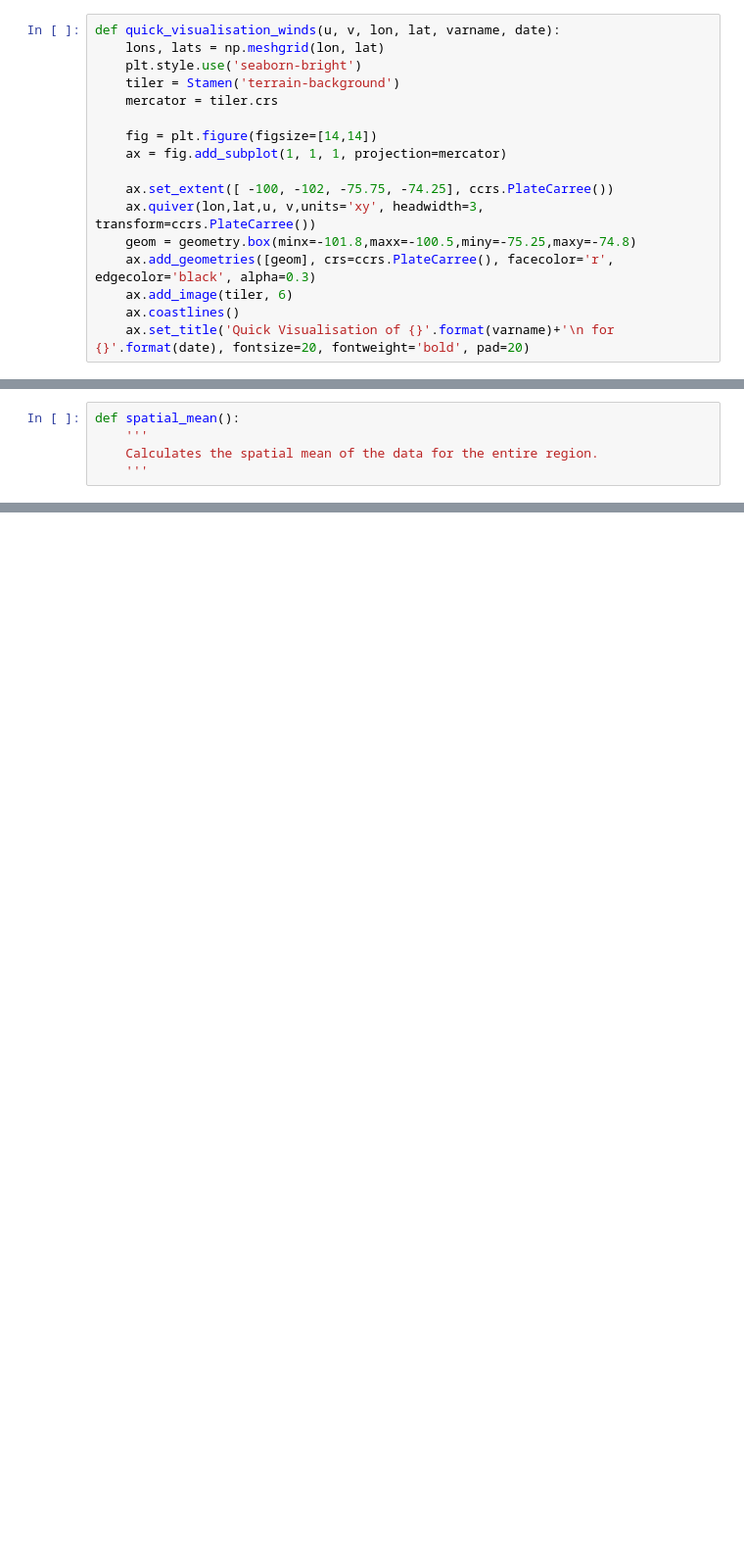
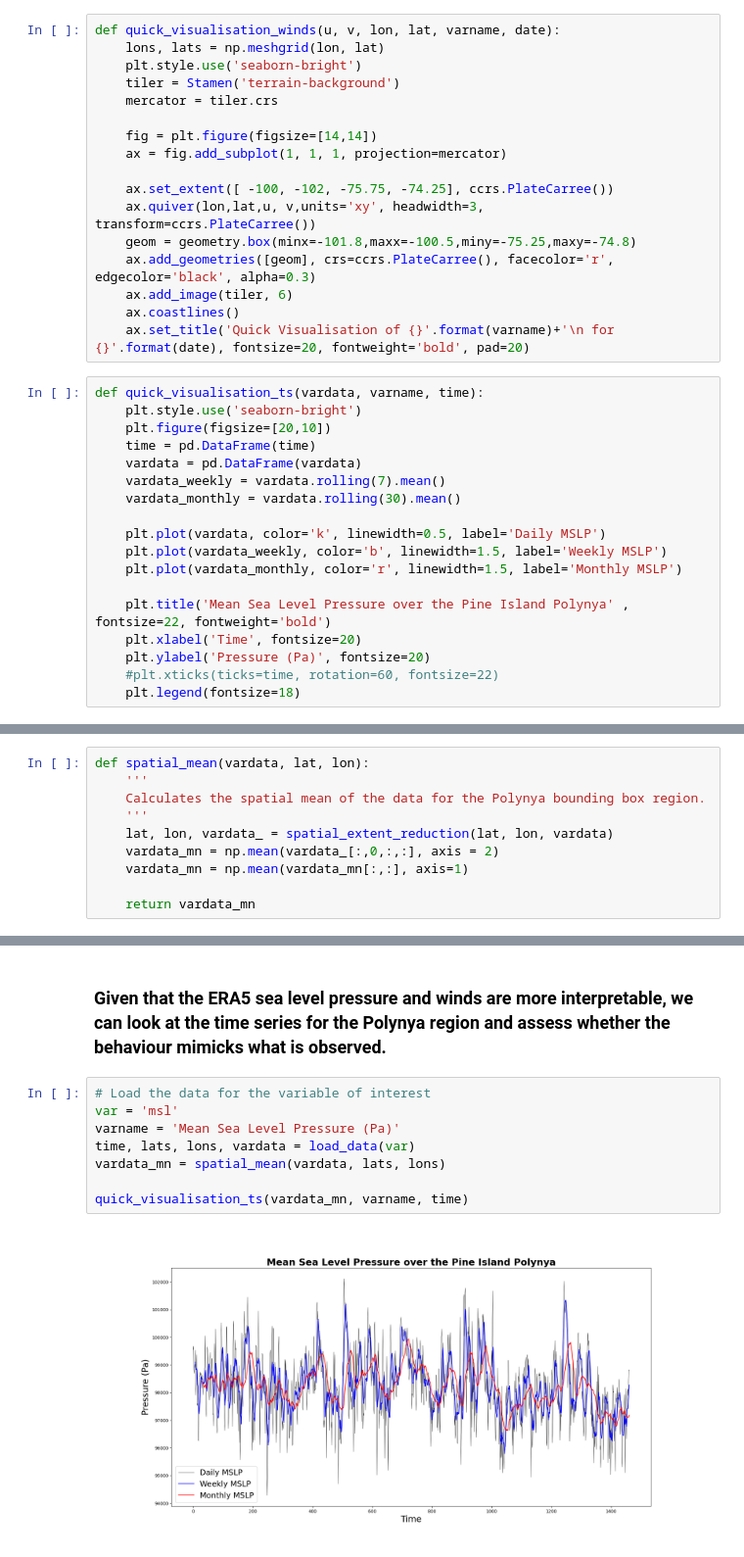
Before and after one commit to ICESAT-2HackWeek/Polynyas, a Jupyter notebook: contributors/Maria/ERA5_data_exploration.ipynb, the cells around one changed output, grey strips where cells are left out. Shown at 98% size. Saved outputs shown, nothing was run; the diff lists cells and outputs as text; blank space fills up the shorter version.

```diff
--- a/contributors/Maria/ERA5_data_exploration.ipynb
+++ b/contributors/Maria/ERA5_data_exploration.ipynb
@@ -102,3 +205,21 @@ def quick_visualisation_winds(u, v, lon, lat, varname, date):
     ax.add_image(tiler, 6)
     ax.coastlines()
     ax.set_title('Quick Visualisation of {}'.format(varname)+'\n for {}'.format(date), fontsize=20, fontweight='bold', pad=20)
+# %%
+def quick_visualisation_ts(vardata, varname, time):
+    plt.style.use('seaborn-bright')
+    plt.figure(figsize=[20,10])
+    time = pd.DataFrame(time)
+    vardata = pd.DataFrame(vardata)
+    vardata_weekly = vardata.rolling(7).mean()
+    vardata_monthly = vardata.rolling(30).mean()
+
+    plt.plot(vardata, color='k', linewidth=0.5, label='Daily MSLP')
+    plt.plot(vardata_weekly, color='b', linewidth=1.5, label='Weekly MSLP')
+    plt.plot(vardata_monthly, color='r', linewidth=1.5, label='Monthly MSLP')
+
+    plt.title('Mean Sea Level Pressure over the Pine Island Polynya' , fontsize=22, fontweight='bold')
+    plt.xlabel('Time', fontsize=20)
+    plt.ylabel('Pressure (Pa)', fontsize=20)
+    #plt.xticks(ticks=time, rotation=60, fontsize=22)
+    plt.legend(fontsize=18)
@@ -111,7 +248,12 @@ def temporal_mean(period):
 # %%
-def spatial_mean():
+def spatial_mean(vardata, lat, lon):
     '''
-    Calculates the spatial mean of the data for the entire region.
+    Calculates the spatial mean of the data for the Polynya bounding box region.
     '''
+    lat, lon, vardata_ = spatial_extent_reduction(lat, lon, vardata)
+    vardata_mn = np.mean(vardata_[:,0,:,:], axis = 2)
+    vardata_mn = np.mean(vardata_mn[:,:], axis=1)
+
+    return vardata_mn
 # %% [markdown]
 Options for variables and corresponding variable names
@@ -143,0 +364,12 @@ quick_visualisation_winds(vardata_u[0,0,:,:], vardata_v[0,0,:,:], lons, lats, va
+# %% [markdown]
+### Given that the ERA5 sea level pressure and winds are more interpretable, we can look at the time series for the Polynya region and assess whether the behaviour mimicks what is observed.
+# %%
+# Load the data for the variable of interest
+var = 'msl'
+varname = 'Mean Sea Level Pressure (Pa)'
+time, lats, lons, vardata = load_data(var)
+vardata_mn = spatial_mean(vardata, lats, lons)
+
+quick_visualisation_ts(vardata_mn, varname, time)
+# %% [output]
+[figure, added]
```
Also changed, not shown: parts of 27 cells of this notebook.
